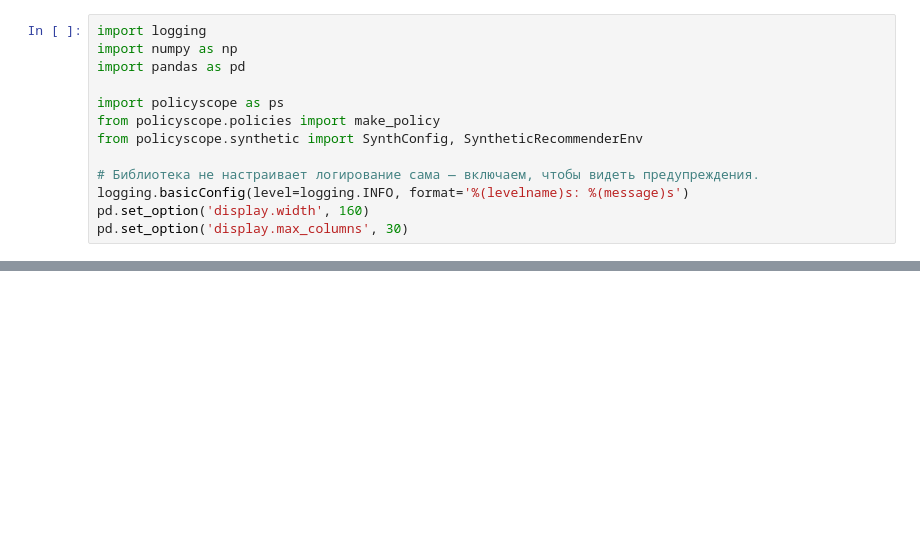
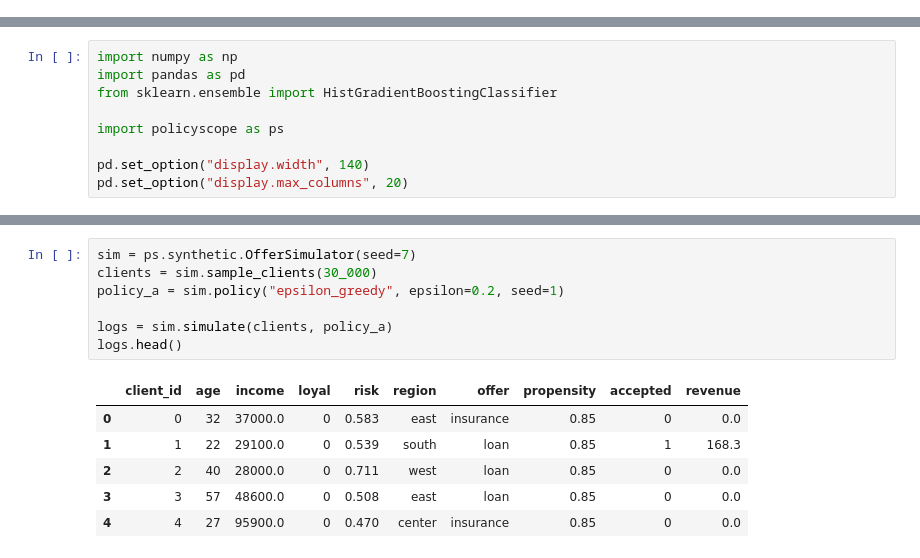
Before and after one commit to Yurashku/OffPolicyLab, a Jupyter notebook: examples/tutorial.ipynb, the cells around one changed output, grey strips where cells are left out. Cells and saved outputs as stored; diff of their text form; blank space fills up the shorter version.

```diff
--- a/examples/tutorial.ipynb
+++ b/examples/tutorial.ipynb
@@ -9,13 +0,0 @@
-# %%
-import logging
-import numpy as np
-import pandas as pd
-
-import policyscope as ps
-from policyscope.policies import make_policy
-from policyscope.synthetic import SynthConfig, SyntheticRecommenderEnv
-
-# Библиотека не настраивает логирование сама — включаем, чтобы видеть предупреждения.
-logging.basicConfig(level=logging.INFO, format='%(levelname)s: %(message)s')
-pd.set_option('display.width', 160)
-pd.set_option('display.max_columns', 30)
@@ -214,0 +20,9 @@ print(result.to_markdown())
+# %%
+import numpy as np
+import pandas as pd
+from sklearn.ensemble import HistGradientBoostingClassifier
+
+import policyscope as ps
+
+pd.set_option("display.width", 140)
+pd.set_option("display.max_columns", 20)
@@ -214,0 +42,14 @@ print(result.to_markdown())
+# %%
+sim = ps.synthetic.OfferSimulator(seed=7)
+clients = sim.sample_clients(30_000)
+policy_a = sim.policy("epsilon_greedy", epsilon=0.2, seed=1)
+
+logs = sim.simulate(clients, policy_a)
+logs.head()
+# %% [output]
+|  | client_id | age | income | loyal | risk | region | offer | propensity | accepted | revenue |
+| 0 | 0 | 32 | 37000.0 | 0 | 0.583 | east | insurance | 0.85 | 0 | 0.0 |
+| 1 | 1 | 22 | 29100.0 | 0 | 0.539 | south | loan | 0.85 | 1 | 168.3 |
+| 2 | 2 | 40 | 28000.0 | 0 | 0.711 | west | loan | 0.85 | 0 | 0.0 |
+| 3 | 3 | 57 | 48600.0 | 0 | 0.508 | east | loan | 0.85 | 0 | 0.0 |
+| 4 | 4 | 27 | 95900.0 | 0 | 0.470 | center | insurance | 0.85 | 0 | 0.0 |
```
Also changed, not shown: parts of 44 cells of this notebook, 12 other files.
